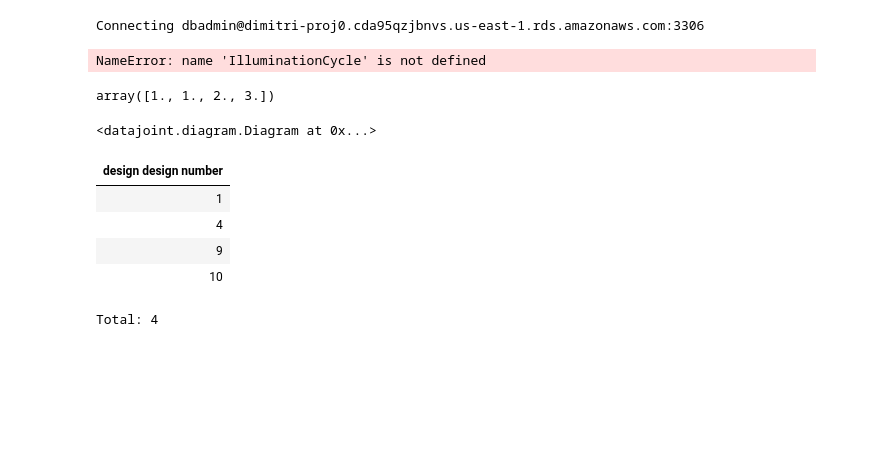
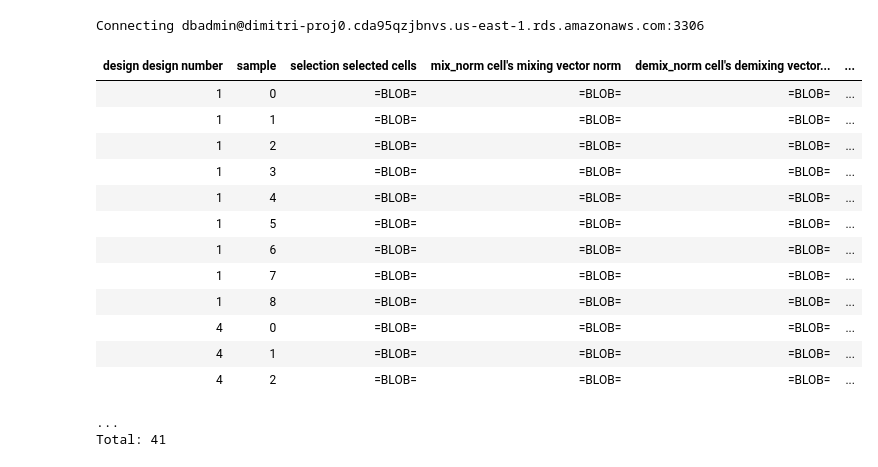
Before and after one commit to datajoint-company/neurophotonics, a Jupyter notebook: notebooks/Photonics.ipynb, the cells around one changed output. Saved outputs shown, nothing was run; the diff lists cells and outputs as text; code cells hidden in the pictures; blank space fills up the shorter version.

```diff
--- a/notebooks/Photonics.ipynb
+++ b/notebooks/Photonics.ipynb
@@ -10,4 +11,0 @@ import datajoint as dj
-# %%
-IlluminationCycle()
-# %% [output]
-NameError: name 'IlluminationCycle' is not defined
@@ -16,17 +12,18 @@ x = np.array([[1, 0, 1], [2, 0, 3.]])
-# %%
-x[x>0]
-# %% [output]
-array([1., 1., 2., 3.])
-# %%
-dj.Di(schema)
-# %% [output]
-<datajoint.diagram.Diagram at 0x...>
-# %%
-Detection()
-# %% [output]
-| design design number |
-| 1 |
-| 4 |
-| 9 |
-| 10 |
-Total: 4
+# %%
+Demix()
+# %% [output]
+| design design number | sample | selection selected cells | mix_norm cell's mixing vector norm | demix_norm cell's demixing vector... | ... |
+| 1 | 0 | =BLOB= | =BLOB= | =BLOB= | ... |
+| 1 | 1 | =BLOB= | =BLOB= | =BLOB= | ... |
+| 1 | 2 | =BLOB= | =BLOB= | =BLOB= | ... |
+| 1 | 3 | =BLOB= | =BLOB= | =BLOB= | ... |
+| 1 | 4 | =BLOB= | =BLOB= | =BLOB= | ... |
+| 1 | 5 | =BLOB= | =BLOB= | =BLOB= | ... |
+| 1 | 6 | =BLOB= | =BLOB= | =BLOB= | ... |
+| 1 | 7 | =BLOB= | =BLOB= | =BLOB= | ... |
+| 1 | 8 | =BLOB= | =BLOB= | =BLOB= | ... |
+| 4 | 0 | =BLOB= | =BLOB= | =BLOB= | ... |
+| 4 | 1 | =BLOB= | =BLOB= | =BLOB= | ... |
+| 4 | 2 | =BLOB= | =BLOB= | =BLOB= | ... |
+...
+Total: 41
```
Also changed, not shown: parts of 25 cells of this notebook, 2 other files.
